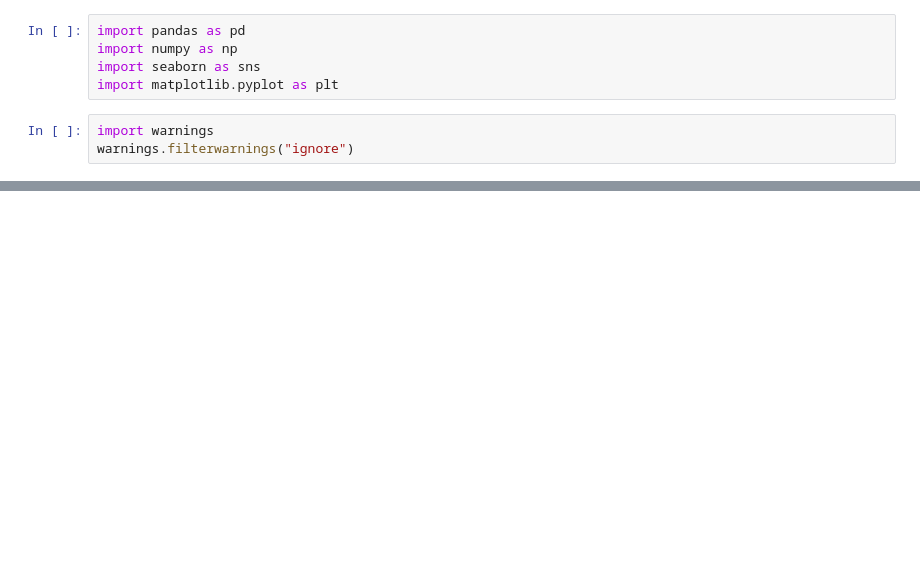
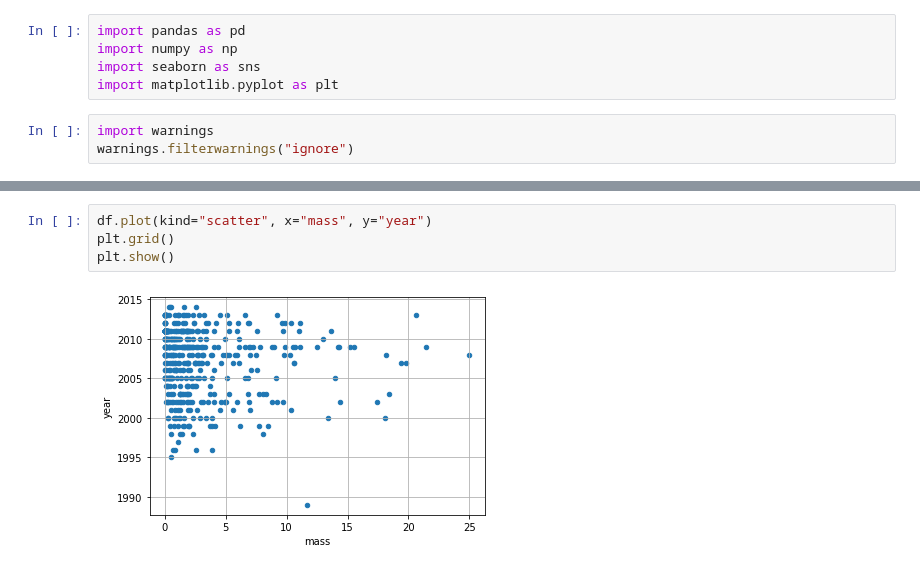
Before and after one commit to Jurk06/database-from-local-drive, a Jupyter notebook: pandas_day3.ipynb, the cells around one changed output, grey strips where cells are left out. Cells and saved outputs as stored; diff of their text form; blank space fills up the shorter version.

```diff
--- a/pandas_day3.ipynb
+++ b/pandas_day3.ipynb
@@ -272,0 +178,6 @@ plt.show()
+# %%
+df.plot(kind="scatter", x="mass", y="year")
+plt.grid()
+plt.show()
+# %% [output]
+[figure, added]
```
Also changed, not shown: parts of 79 cells of this notebook.
